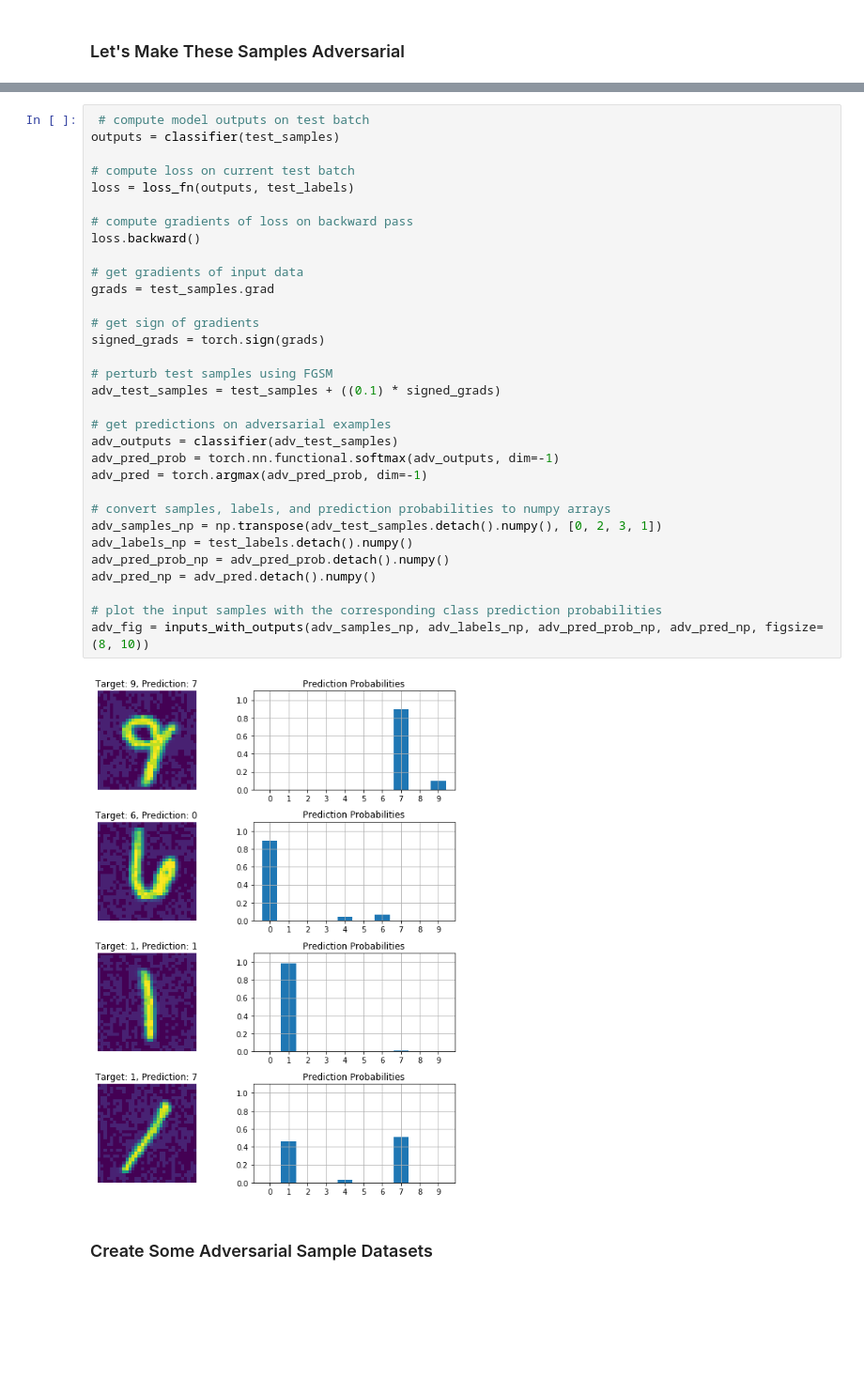
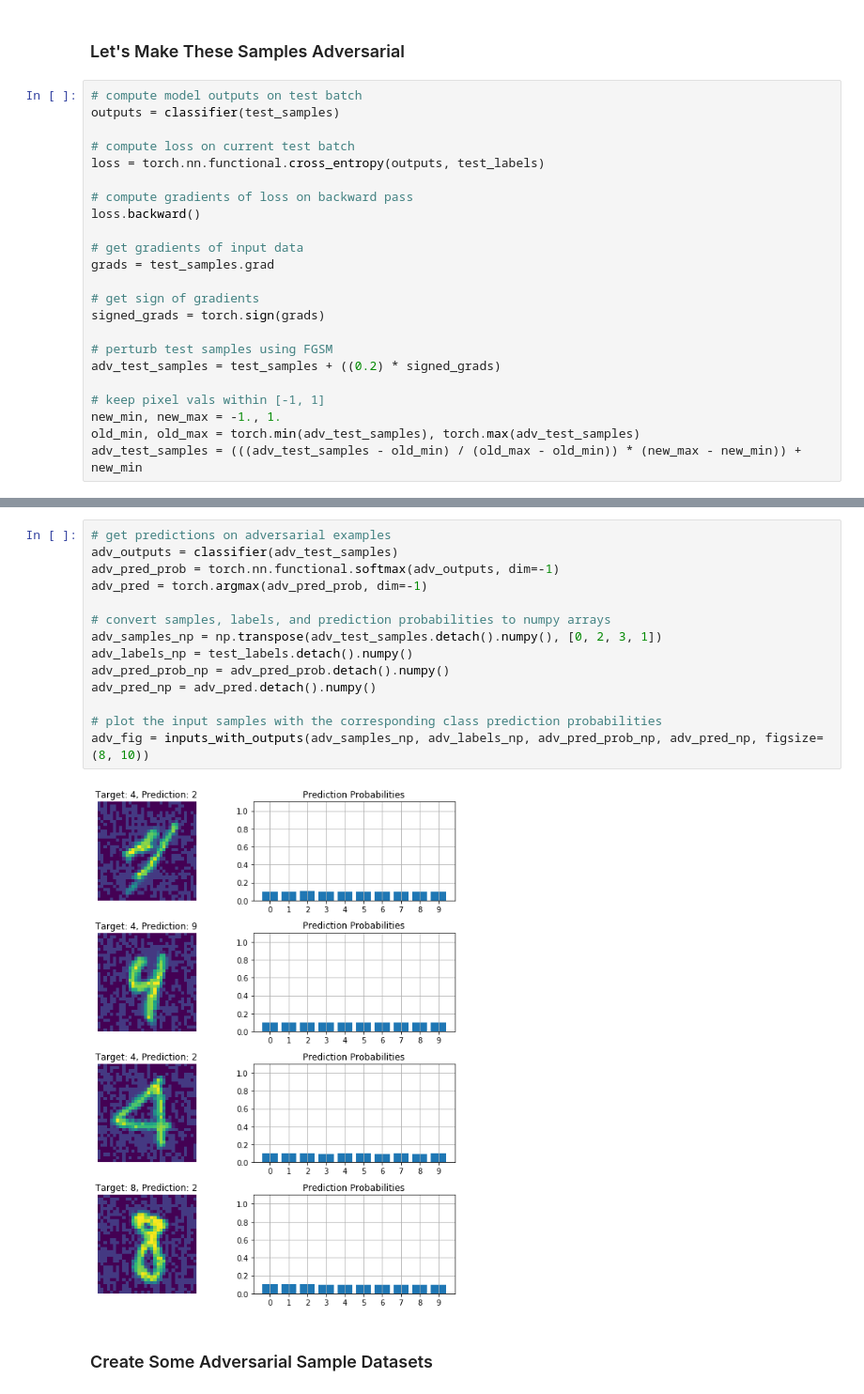
Before and after one commit to dylanell/adversarial-samples, a Jupyter notebook: adversarial_examples.ipynb, the cells around one changed output, grey strips where cells are left out. Shown at 94% size. Saved outputs shown, nothing was run; the diff lists cells and outputs as text; blank space fills up the shorter version.

```diff
--- a/adversarial_examples.ipynb
+++ b/adversarial_examples.ipynb
@@ -82,2 +100,25 @@ fig = inputs_with_outputs(samples_np, labels_np, pred_prob_np, pred_np, figsize=
 # %% [markdown]
 ### Let's Make These Samples Adversarial
+# %%
+# compute model outputs on test batch
+outputs = classifier(test_samples)
+
+# compute loss on current test batch
+loss = torch.nn.functional.cross_entropy(outputs, test_labels)
+
+# compute gradients of loss on backward pass
+loss.backward()
+
+# get gradients of input data
+grads = test_samples.grad
+
+# get sign of gradients
+signed_grads = torch.sign(grads)
+
+# perturb test samples using FGSM
+adv_test_samples = test_samples + ((0.2) * signed_grads)
+
+# keep pixel vals within [-1, 1]
+new_min, new_max = -1., 1.
+old_min, old_max = torch.min(adv_test_samples), torch.max(adv_test_samples)
+adv_test_samples = (((adv_test_samples - old_min) / (old_max - old_min)) * (new_max - new_min)) + new_min
@@ -84,36 +127,18 @@ fig = inputs_with_outputs(samples_np, labels_np, pred_prob_np, pred_np, figsize=
 # %%
- # compute model outputs on test batch
-outputs = classifier(test_samples)
-
-# compute loss on current test batch
-loss = loss_fn(outputs, test_labels)
-
-# compute gradients of loss on backward pass
-loss.backward()
-
-# get gradients of input data
-grads = test_samples.grad
-
-# get sign of gradients
-signed_grads = torch.sign(grads)
-
-# perturb test samples using FGSM
-adv_test_samples = test_samples + ((0.1) * signed_grads)
-
 # get predictions on adversarial examples
 adv_outputs = classifier(adv_test_samples)
 adv_pred_prob = torch.nn.functional.softmax(adv_outputs, dim=-1)
 adv_pred = torch.argmax(adv_pred_prob, dim=-1)
 
 # convert samples, labels, and prediction probabilities to numpy arrays
 adv_samples_np = np.transpose(adv_test_samples.detach().numpy(), [0, 2, 3, 1])
 adv_labels_np = test_labels.detach().numpy()
 adv_pred_prob_np = adv_pred_prob.detach().numpy()
 adv_pred_np = adv_pred.detach().numpy()
 
 # plot the input samples with the corresponding class prediction probabilities
 adv_fig = inputs_with_outputs(adv_samples_np, adv_labels_np, adv_pred_prob_np, adv_pred_np, figsize=(8, 10))
 # %% [output]
-[figure, old version]
+[figure, new version]
 # %% [markdown]
 ### Create Some Adversarial Sample Datasets
```
Also changed, not shown: parts of 15 cells of this notebook, 6 other files.
